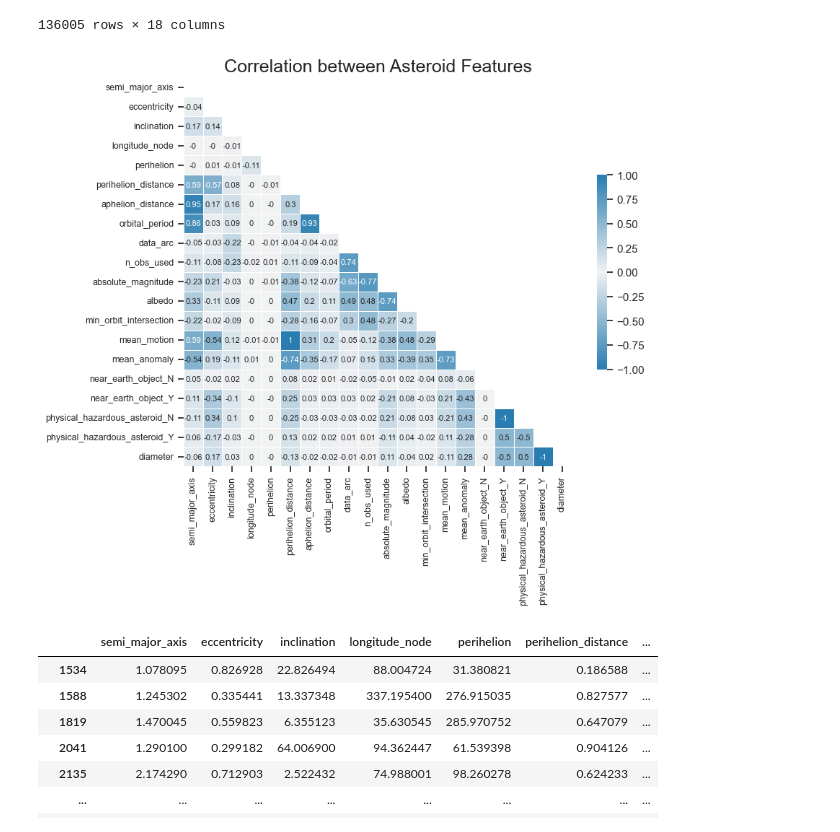
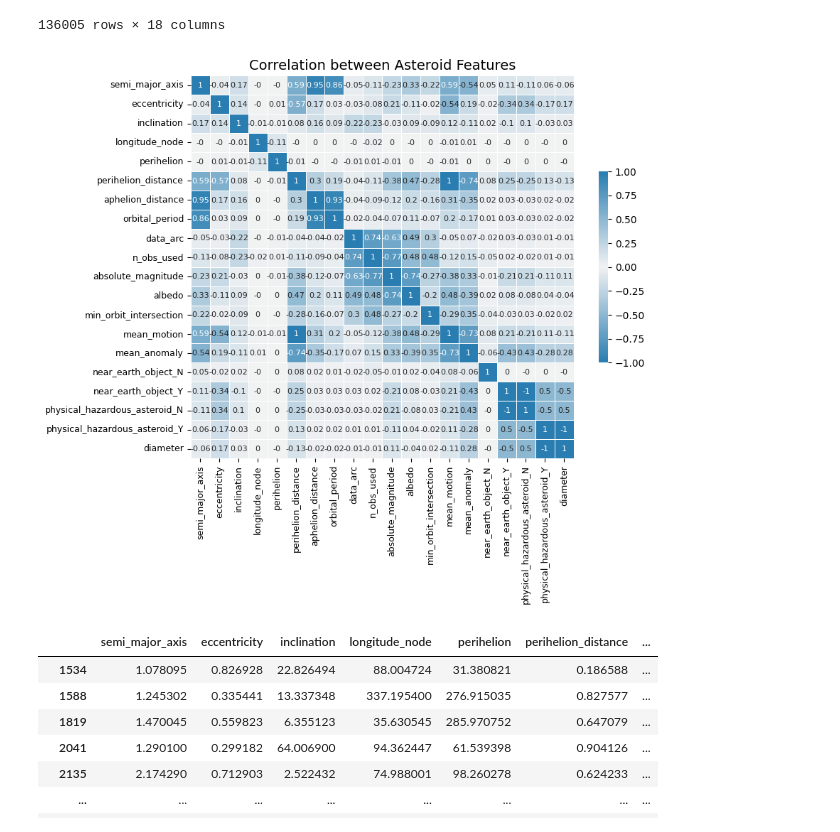
Before and after one commit to raghavSharmaCode/512-project-group-24, a Jupyter notebook: code/EDA.ipynb, the cells around one changed output. Cells and saved outputs as stored; diff of their text form; code cells hidden in the pictures.

```diff
--- a/code/EDA.ipynb
+++ b/code/EDA.ipynb
@@ -54,15 +54,15 @@ df_norm.columns = ['semi_major_axis', 'eccentricity', 'inclination', 'longitude_
 # %%
 cmap = sns.diverging_palette(240, 240, s=90, as_cmap=True)
 plt.figure(figsize=(9,7))
 sns.heatmap(df_norm.corr().round(decimals=2), cmap=cmap, linewidths=.7,
-            mask=np.triu(np.ones_like(df_norm.corr(), dtype=np.bool)), annot=True, annot_kws={"size": 8},
+            annot=True, annot_kws={"size": 8},
             cbar_kws={"shrink": .5}, square=True)
 plt.xticks(fontsize=9)
 plt.yticks(fontsize=9)
-plt.title("Correlation between Asteroid Features", fontsize=18)
-plt.savefig('../images/heatmap_yes_col.png')
+plt.title("Correlation between Asteroid Features", fontsize=14)
+plt.savefig('../images/heatmap_yes_col.png', dpi=300, bbox_inches='tight')
 # %% [output]
-[figure, old version]
+[figure, new version]
 # %%
 df_main['diameter_bin'] = pd.qcut(df_main['diameter'], q=4, labels=['small', 'medium', 'large', 'xlarge'])
 # %%
```
Also changed, not shown: 6 other files.
